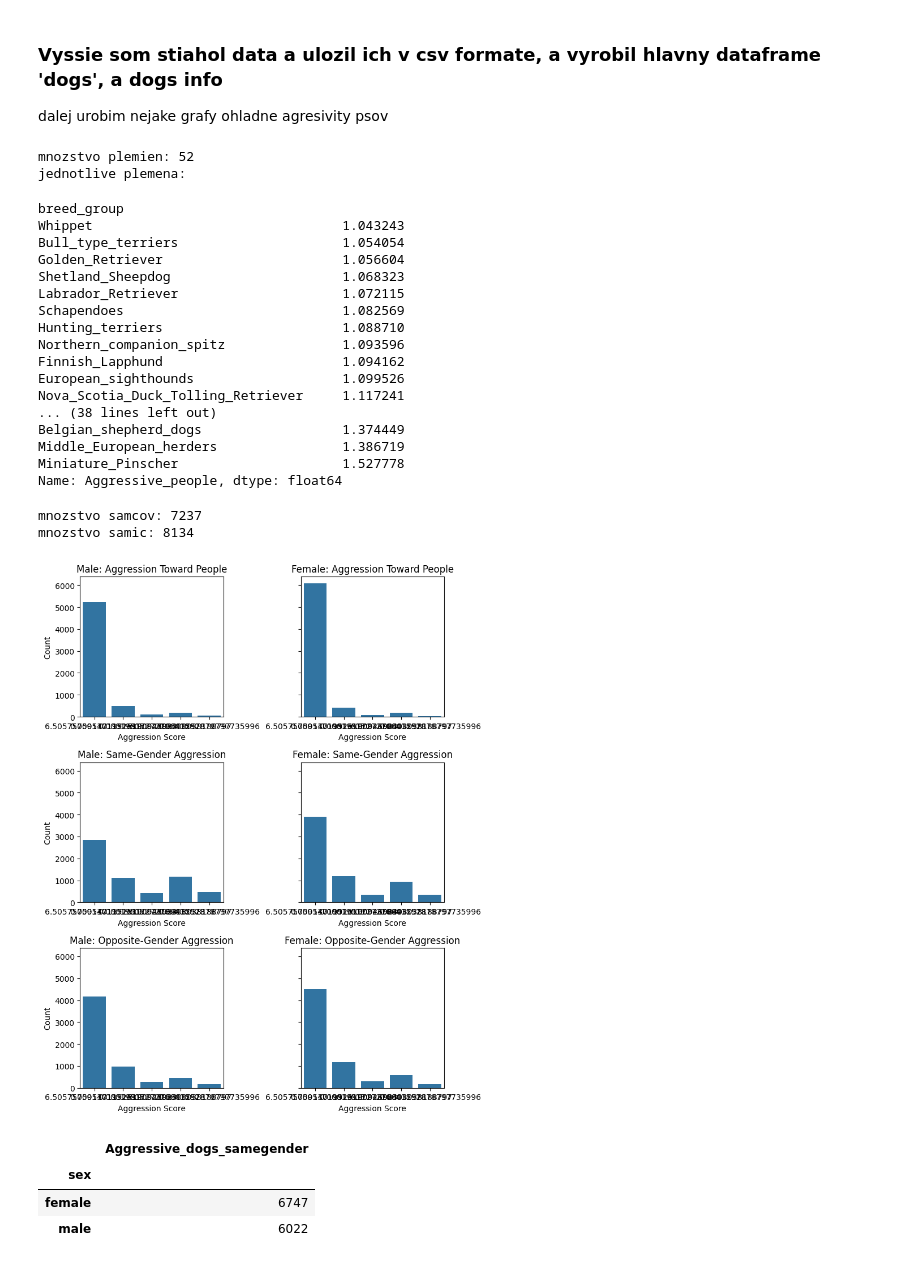
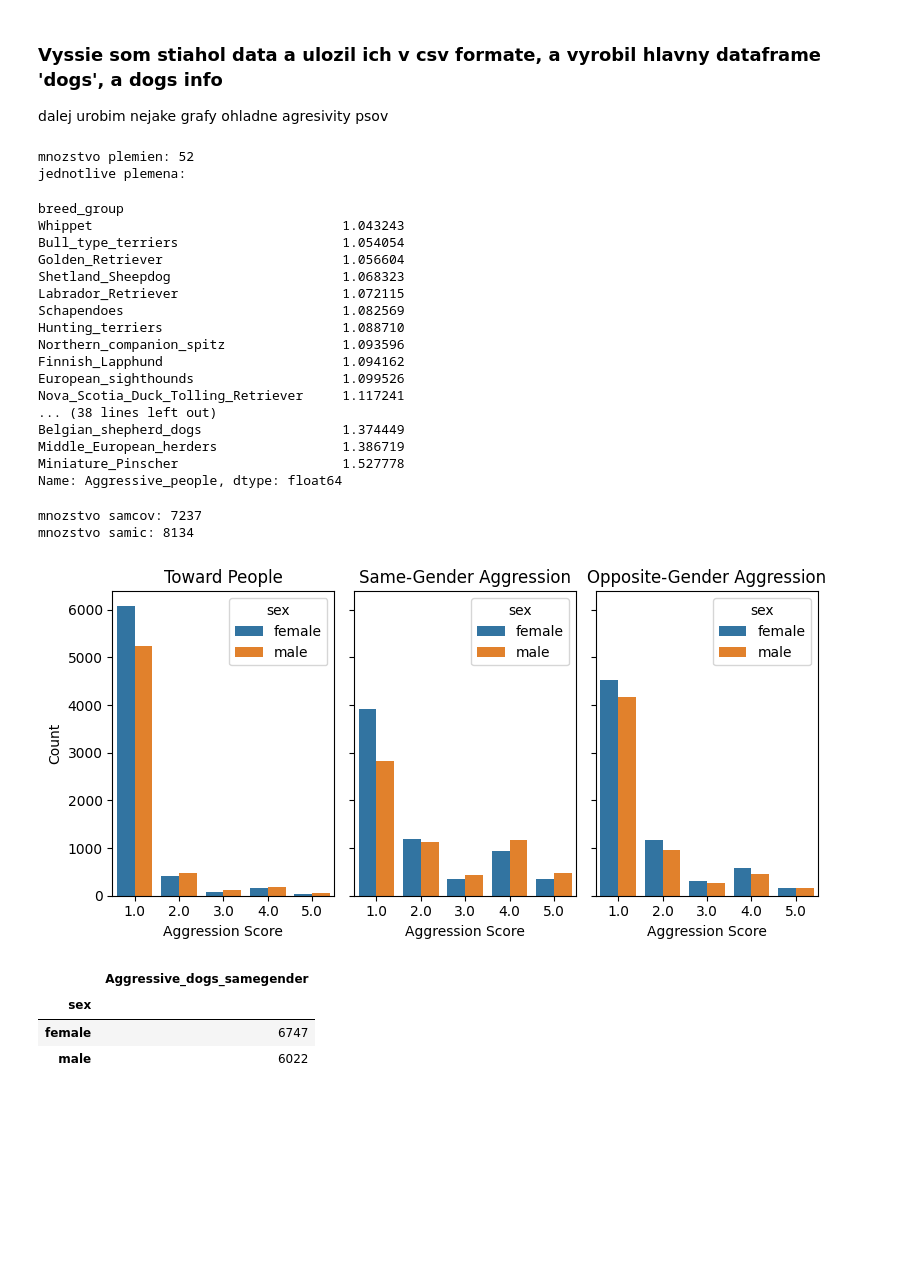
Before and after one commit to Retr-1/AnalyzaPsy, a Jupyter notebook: Analyza_psy.ipynb, the cells around one changed output. Cells and saved outputs as stored; diff of their text form; code cells hidden in the pictures; blank space fills up the shorter version.

```diff
--- a/Analyza_psy.ipynb
+++ b/Analyza_psy.ipynb
@@ -63,54 +63,73 @@ print('mnozstvo samic:', len(dogs.query("sex=='female'")))
 
 male_count = len(dogs.query("sex=='male'"))
 female_count = len(dogs.query("sex=='female'"))
-plot, axes = plt.subplots(3, 2, figsize=(8, 10), sharey=True)
 
 
-# Male dogs
-sns.countplot(data=dogs.query("sex=='male'"), x='Aggressive_people', ax=axes[0][0])
-axes[0][0].set(title='Male: Aggression Toward People', xlabel='Aggression Score', ylabel='Count')
+# plot, axes = plt.subplots(3, 2, figsize=(8, 10), sharey=True)
 
-sns.countplot(data=dogs.query("sex=='male'"), x='Aggressive_dogs_samegender', ax=axes[1][0])
-axes[1][0].set(title='Male: Same-Gender Aggression', xlabel='Aggression Score', ylabel='Count')
+# # Male dogs
+# sns.countplot(data=dogs.query("sex=='male'"), x='Aggressive_people', ax=axes[0][0])
+# axes[0][0].set(title='Male: Aggression Toward People', xlabel='Aggression Score', ylabel='Count')
 
-sns.countplot(data=dogs.query("sex=='male'"), x='Aggressive_dogs_oppositegender', ax=axes[2][0])
-axes[2][0].set(title='Male: Opposite-Gender Aggression', xlabel='Aggression Score', ylabel='Count')
+# sns.countplot(data=dogs.query("sex=='male'"), x='Aggressive_dogs_samegender', ax=axes[1][0])
+# axes[1][0].set(title='Male: Same-Gender Aggression', xlabel='Aggression Score', ylabel='Count')
 
-# Female dogs
-sns.countplot(data=dogs.query("sex=='female'"), x='Aggressive_people', ax=axes[0][1])
-axes[0][1].set(title='Female: Aggression Toward People', xlabel='Aggression Score', ylabel='Count')
+# sns.countplot(data=dogs.query("sex=='male'"), x='Aggressive_dogs_oppositegender', ax=axes[2][0])
+# axes[2][0].set(title='Male: Opposite-Gender Aggression', xlabel='Aggression Score', ylabel='Count')
 
-sns.countplot(data=dogs.query("sex=='female'"), x='Aggressive_dogs_samegender', ax=axes[1][1])
-axes[1][1].set(title='Female: Same-Gender Aggression', xlabel='Aggression Score', ylabel='Count')
+# # Female dogs
+# sns.countplot(data=dogs.query("sex=='female'"), x='Aggressive_people', ax=axes[0][1])
+# axes[0][1].set(title='Female: Aggression Toward People', xlabel='Aggression Score', ylabel='Count')
 
-sns.countplot(data=dogs.query("sex=='female'"), x='Aggressive_dogs_oppositegender', ax=axes[2][1])
-axes[2][1].set(title='Female: Opposite-Gender Aggression', xlabel='Aggression Score', ylabel='Count')
+# sns.countplot(data=dogs.query("sex=='female'"), x='Aggressive_dogs_samegender', ax=axes[1][1])
+# axes[1][1].set(title='Female: Same-Gender Aggression', xlabel='Aggression Score', ylabel='Count')
+
+# sns.countplot(data=dogs.query("sex=='female'"), x='Aggressive_dogs_oppositegender', ax=axes[2][1])
+# axes[2][1].set(title='Female: Opposite-Gender Aggression', xlabel='Aggression Score', ylabel='Count')
+
+# plot.tight_layout()
+# plt.show()
+
+df = dogs[['sex', 'Aggressive_people', 'Aggressive_dogs_samegender', 'Aggressive_dogs_oppositegender']]
+
+
+plot, axes = plt.subplots(1, 3, figsize=(8, 4), sharey=True)
+
+# dogs
+sns.countplot(data=dogs, hue="sex", x='Aggressive_people', ax=axes[0])
+axes[0].set(title='Toward People', xlabel='Aggression Score', ylabel='Count')
+
+sns.countplot(data=dogs, hue="sex", x='Aggressive_dogs_samegender', ax=axes[1])
+axes[1].set(title='Same-Gender Aggression', xlabel='Aggression Score', ylabel='Count')
+
+sns.countplot(data=dogs, hue="sex", x='Aggressive_dogs_oppositegender', ax=axes[2])
+axes[2].set(title='Opposite-Gender Aggression', xlabel='Aggression Score', ylabel='Count')
 
 plot.tight_layout()
 plt.show()
 # %% [output]
 mnozstvo plemien: 52
 jednotlive plemena:
 breed_group
 Whippet                                1.043243
 Bull_type_terriers                     1.054054
 Golden_Retriever                       1.056604
 Shetland_Sheepdog                      1.068323
 Labrador_Retriever                     1.072115
 Schapendoes                            1.082569
 Hunting_terriers                       1.088710
 Northern_companion_spitz               1.093596
 Finnish_Lapphund                       1.094162
 European_sighthounds                   1.099526
 Nova_Scotia_Duck_Tolling_Retriever     1.117241
 ... (38 lines left out)
 Belgian_shepherd_dogs                  1.374449
 Middle_European_herders                1.386719
 Miniature_Pinscher                     1.527778
 Name: Aggressive_people, dtype: float64
 mnozstvo samcov: 7237
 mnozstvo samic: 8134
-[figure, old version]
+[figure, new version]
 # %%
 
 q = pd.DataFrame(dogs.groupby("sex")["Aggressive_dogs_samegender"].count())
```
